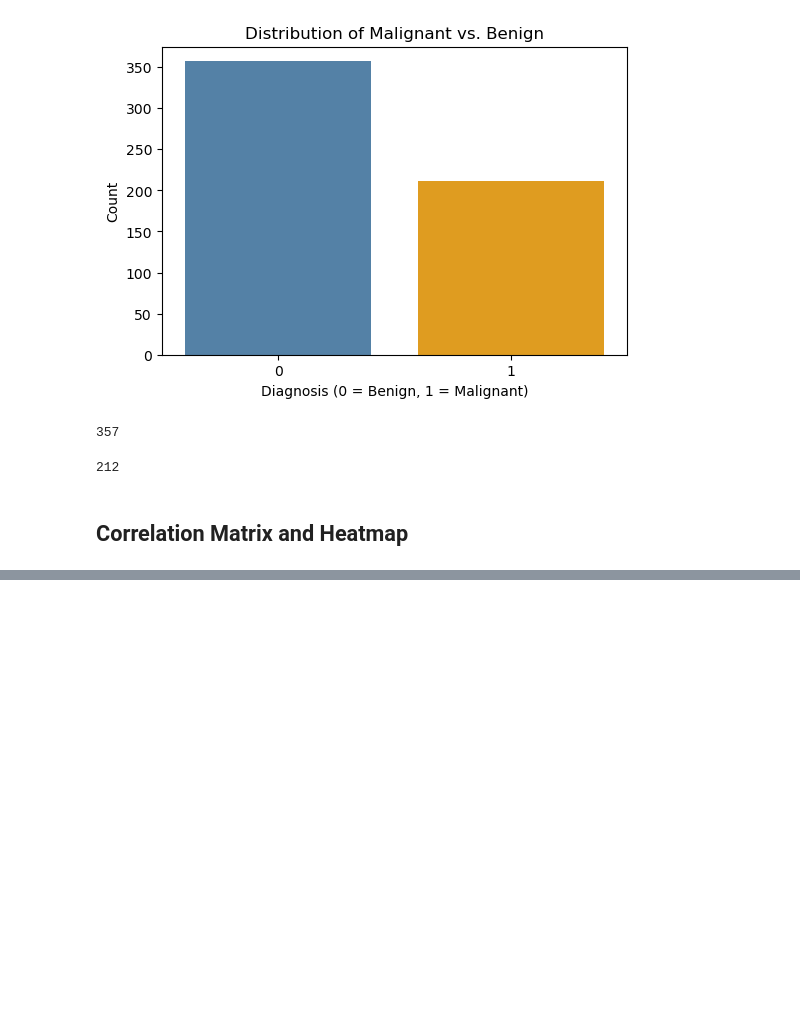
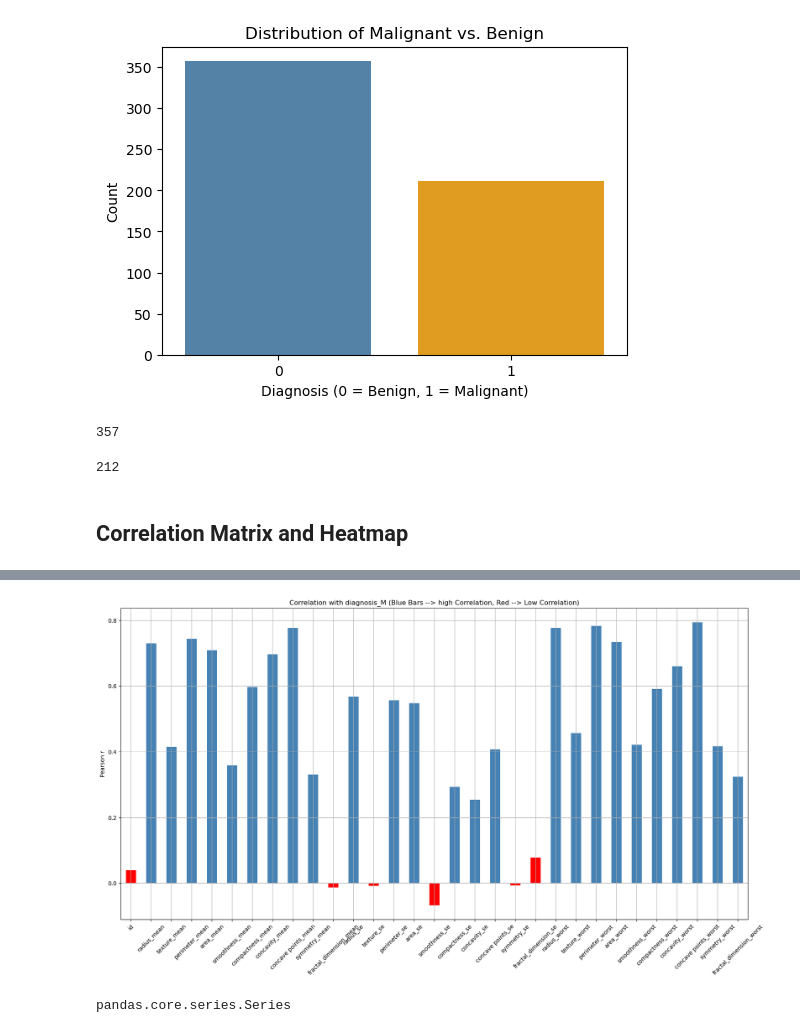
Before and after one commit to Dtanar/Breast-Cancer-Diagnosis, a Jupyter notebook: Breast Cancer Diagnosis.ipynb, the cells around one changed output, grey strips where cells are left out. Saved outputs shown, nothing was run; the diff lists cells and outputs as text; code cells hidden in the pictures; blank space fills up the shorter version.

Commit message:
worked on the correlation matrix and heatmap

```diff
--- a/Breast Cancer Diagnosis.ipynb
+++ b/Breast Cancer Diagnosis.ipynb
@@ -185,3 +185,7 @@ plt.show()
 212
 # %% [markdown]
 ## Correlation Matrix and Heatmap
+# %%
+# Creating a new dataset with the diagnosis_M column dropped since it is a dependent variable
+cor_breast_df=new_breast_dff.drop(columns='diagnosis_M')
+cor_breast_df.head()
@@ -187,0 +200,36 @@ plt.show()
+# %%
+# We are plotting the correalation between the dataset with the
+#dependent variable diagnosis_M to that of the newly created dataset without the dependent column
+
+
+
+# 1. Compute correlation of every column with diagnosis_M
+corr = cor_breast_df.corrwith(new_breast_dff['diagnosis_M'])
+
+# 2. Choose a threshold below which you consider “non-correlated”
+threshold = 0.1
+
+# 3. Build a color list: e.g. steelblue for |corr|>=threshold, lightgray otherwise
+colors = [
+    'steelblue' if abs(val) >= threshold else 'red'
+    for val in corr
+]
+
+# 4. Plot with the custom colors
+fig, ax = plt.subplots(figsize=(20, 10))
+corr.plot.bar(
+    ax=ax,
+    color=colors,
+    title="Correlation with diagnosis_M (Blue Bars --> high Correlation, Red --> Low Correlation)",
+    rot=45,
+    grid=True
+)
+
+ax.set_ylabel("Pearson r")
+plt.show()
+# %% [output]
+[figure, added]
+# %%
+type(corr)
+# %% [output]
+pandas.core.series.Series
```
Also changed, not shown: parts of 4 cells of this notebook.
